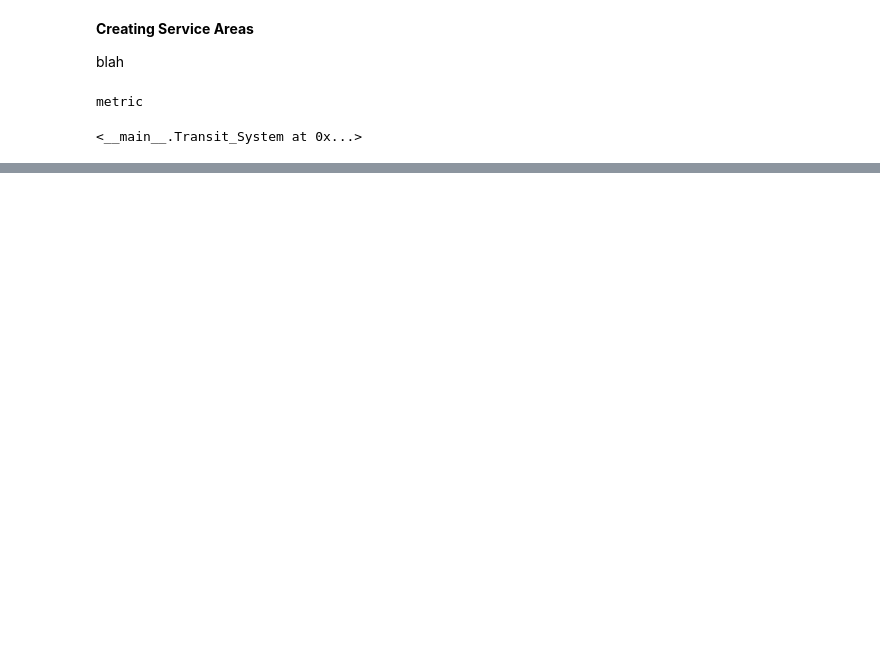
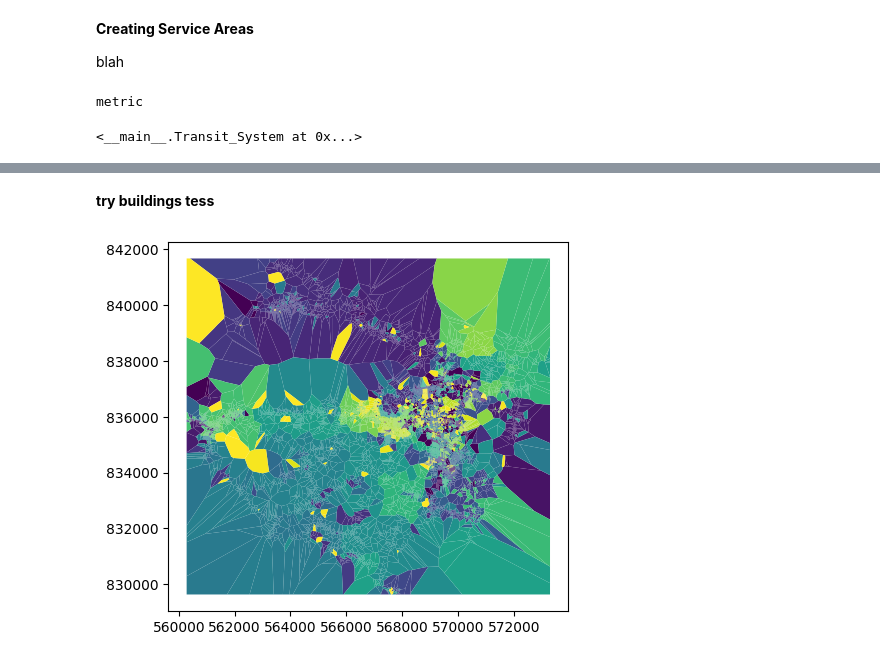
Before and after one commit to bamacgabhann/PTSA, a Jupyter notebook: PTSA.ipynb, the cells around one changed output, grey strips where cells are left out. Cells and saved outputs as stored; diff of their text form; code cells hidden in the pictures; blank space fills up the shorter version.

```diff
--- a/PTSA.ipynb
+++ b/PTSA.ipynb
@@ -87,3 +69,7 @@ plt.show()
+# %%
+# download the buildings
+area_buildings = ox.features_from_polygon(area_polygon, tags = {"building": True})
+area_buildings = area_buildings[area_buildings.geom_type == 'Polygon'].to_crs(2157).overlay(area, how='intersection')
 # %% [markdown]
 **Creating Service Areas**
 
@@ -233,0 +208,20 @@ service_points
+# %% [markdown]
+**try buildings tess**
+# %%
+#import momepy
+# create a limit for tessellation (join all polygons and buffer that)
+limit = area.union_all()
+
+area_buildings['unique_id'] = area_buildings.index
+
+# create tessellation. I am specifying max segment distance and shrink to 500 meters. shrink is needed as the polygons are adjacent
+btess = momepy.morphological_tessellation(area_buildings)
+
+# get the resulting GeoDataFrame
+#result = btess.tessellation
+
+# plot
+ax = btess.plot(cmap="viridis")
+#bretagne.plot(ax=ax, color="white", alpha=.5, linewidth=1, edgecolor="black")
+# %% [output]
+[figure, added]
```
Also changed, not shown: parts of 8 cells of this notebook, 2 other files.
